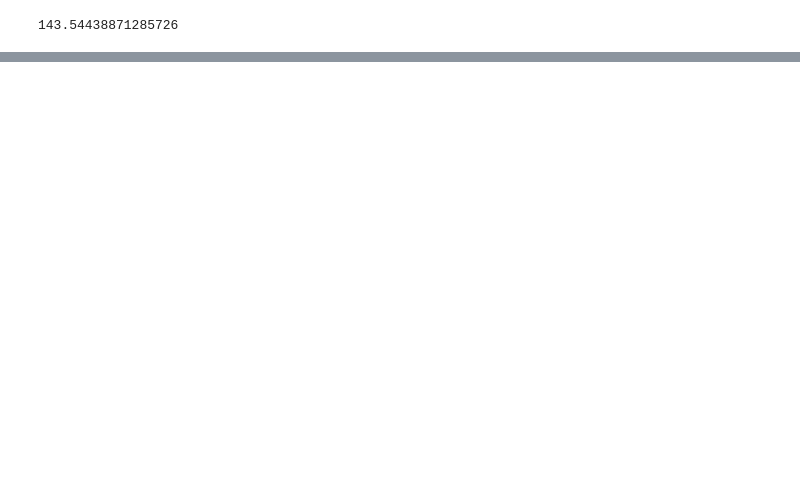
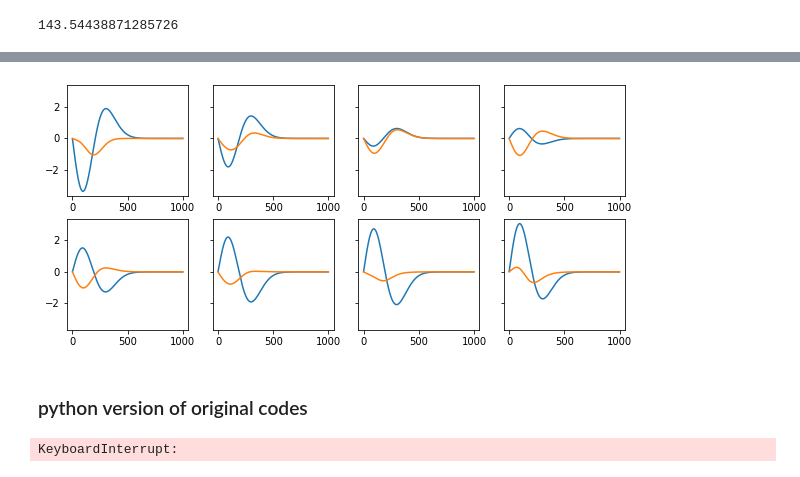
Before and after one commit to hongruj/optimal-preparation_Python, a Jupyter notebook: 0.reaches.ipynb, the cells around one changed output, grey strips where cells are left out. Drawn from its saved outputs; the diff is of its cells as text; code cells hidden in the pictures; blank space fills up the shorter version.

```diff
--- a/0.reaches.ipynb
+++ b/0.reaches.ipynb
@@ -115,0 +127,5 @@ plt.show()
+# %%
+A1 = I1 + I2 + (M2 * L1**2)
+A2 = M2 * L1 * S2
+A3 = I2
+b = np.array([[B11, B12], [B21, B22]])
@@ -116 +193,17 @@ plt.show()
+# %%
+prms = np.ones(2*num_reach_combinations)
+result = minimize(search_peak, prms)
+theta = angle_traj(np.reshape(result.x, (2, num_reach_combinations)))  # (T,4,num_reach_combinations)
+# %%
+torque_list = []
+for i in range(num_reach_combinations):
+    torq = torque_evolution(theta[:,:,i])
+
+    torque_list.append(torq)
+torque = np.array(torque_list)
+torque = np.transpose(torque, (0, 2, 1))
+# %%
+plot_out(torque)
+# %% [output]
+[figure, added]
 # %%
@@ -117,0 +211,2 @@ torch.save(torch.from_numpy(vel).float(), "./velocity.pt")
+# %% [markdown]
+### python version of original codes
@@ -117,0 +272,9 @@ torch.save(torch.from_numpy(vel).float(), "./velocity.pt")
+# %%
+# horribly slow even in one condition
+prms = np.zeros((2*n_bins))
+# for i in range(num_reach_combinations):
+for i in range(1):
+    hand_tar = np.vstack((hand[i],vel[i]))
+    res = minimize(loss, prms)
+# %% [output]
+KeyboardInterrupt:
```
Also changed, not shown: parts of 9 cells of this notebook.
